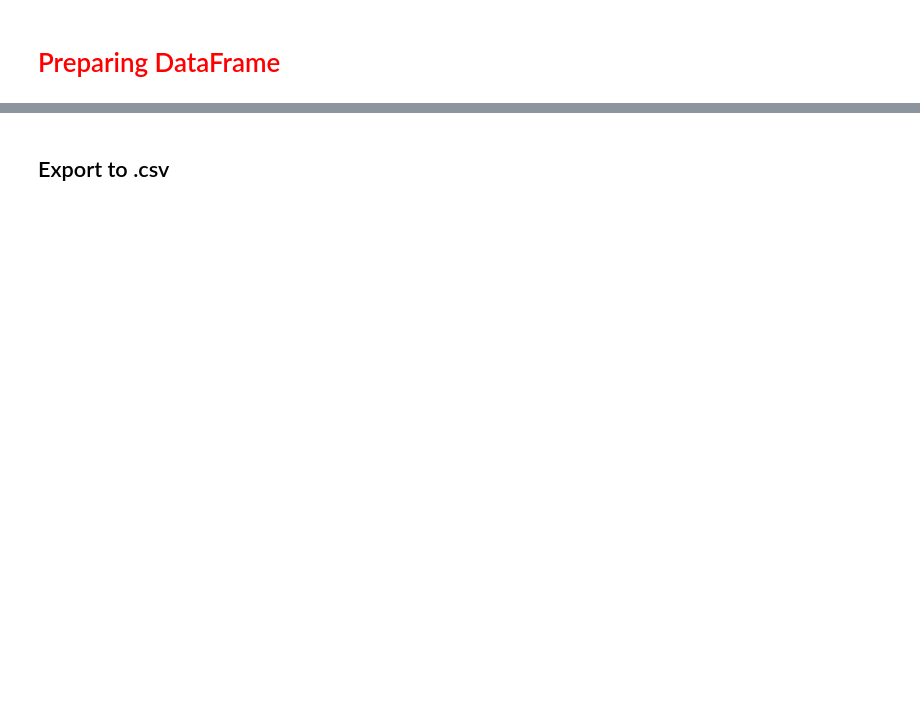
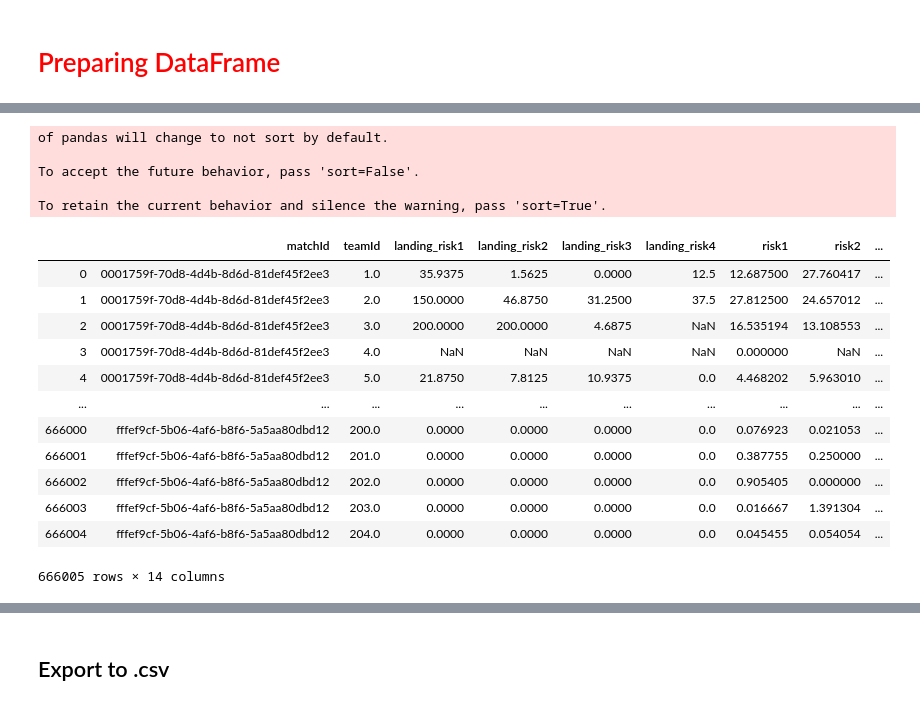
Before and after one commit to valerii-ginak/PUBG_Capstone, a Jupyter notebook: risk-level-auto.ipynb, the cells around one changed output, grey strips where cells are left out. Drawn from its saved outputs; the diff is of its cells as text; code cells hidden in the pictures; blank space fills up the shorter version.

```diff
--- a/risk-level-auto.ipynb
+++ b/risk-level-auto.ipynb
@@ -250,0 +436,14 @@ pd.concat([players_location, riskordered], axis=1, sort=False)
+# %%
+#combine all files in the list
+risk_csv = pd.concat([pd.read_csv(f, index_col=0) for f in all_filenames ])
+#export to csv
+risk_csv.to_csv( "D:/PUBG/risk_csv.csv", index=False)
+# %% [output]
+of pandas will change to not sort by default.
+
+To accept the future behavior, pass 'sort=False'.
+
+To retain the current behavior and silence the warning, pass 'sort=True'.
+# %%
+risk_csv = pd.read_csv('D:/PUBG/risk_csv.csv')
+risk_csv = risk_csv.reset_index(drop=True)
@@ -250,0 +452,19 @@ pd.concat([players_location, riskordered], axis=1, sort=False)
+# %%
+risk_csv = risk_csv[['matchId','teamId', 'landing_risk1', 'landing_risk2', 'landing_risk3', 'landing_risk4',
+                                    'risk1', 'risk2', 'risk3', 'risk4', 'risk_std1', 'risk_std2', 'risk_std3', 'risk_std4']]
+# %%
+risk_csv
+# %% [output]
+|  | matchId | teamId | landing_risk1 | landing_risk2 | landing_risk3 | landing_risk4 | risk1 | risk2 | ... |
+| 0 | 0001759f-70d8-4d4b-8d6d-81def45f2ee3 | 1.0 | 35.9375 | 1.5625 | 0.0000 | 12.5 | 12.687500 | 27.760417 | ... |
+| 1 | 0001759f-70d8-4d4b-8d6d-81def45f2ee3 | 2.0 | 150.0000 | 46.8750 | 31.2500 | 37.5 | 27.812500 | 24.657012 | ... |
+| 2 | 0001759f-70d8-4d4b-8d6d-81def45f2ee3 | 3.0 | 200.0000 | 200.0000 | 4.6875 | NaN | 16.535194 | 13.108553 | ... |
+| 3 | 0001759f-70d8-4d4b-8d6d-81def45f2ee3 | 4.0 | NaN | NaN | NaN | NaN | 0.000000 | NaN | ... |
+| 4 | 0001759f-70d8-4d4b-8d6d-81def45f2ee3 | 5.0 | 21.8750 | 7.8125 | 10.9375 | 0.0 | 4.468202 | 5.963010 | ... |
+| ... | ... | ... | ... | ... | ... | ... | ... | ... | ... |
+| 666000 | fffef9cf-5b06-4af6-b8f6-5a5aa80dbd12 | 200.0 | 0.0000 | 0.0000 | 0.0000 | 0.0 | 0.076923 | 0.021053 | ... |
+| 666001 | fffef9cf-5b06-4af6-b8f6-5a5aa80dbd12 | 201.0 | 0.0000 | 0.0000 | 0.0000 | 0.0 | 0.387755 | 0.250000 | ... |
+| 666002 | fffef9cf-5b06-4af6-b8f6-5a5aa80dbd12 | 202.0 | 0.0000 | 0.0000 | 0.0000 | 0.0 | 0.905405 | 0.000000 | ... |
+| 666003 | fffef9cf-5b06-4af6-b8f6-5a5aa80dbd12 | 203.0 | 0.0000 | 0.0000 | 0.0000 | 0.0 | 0.016667 | 1.391304 | ... |
+| 666004 | fffef9cf-5b06-4af6-b8f6-5a5aa80dbd12 | 204.0 | 0.0000 | 0.0000 | 0.0000 | 0.0 | 0.045455 | 0.054054 | ... |
+666005 rows × 14 columns
```
Also changed, not shown: parts of 18 cells of this notebook.
